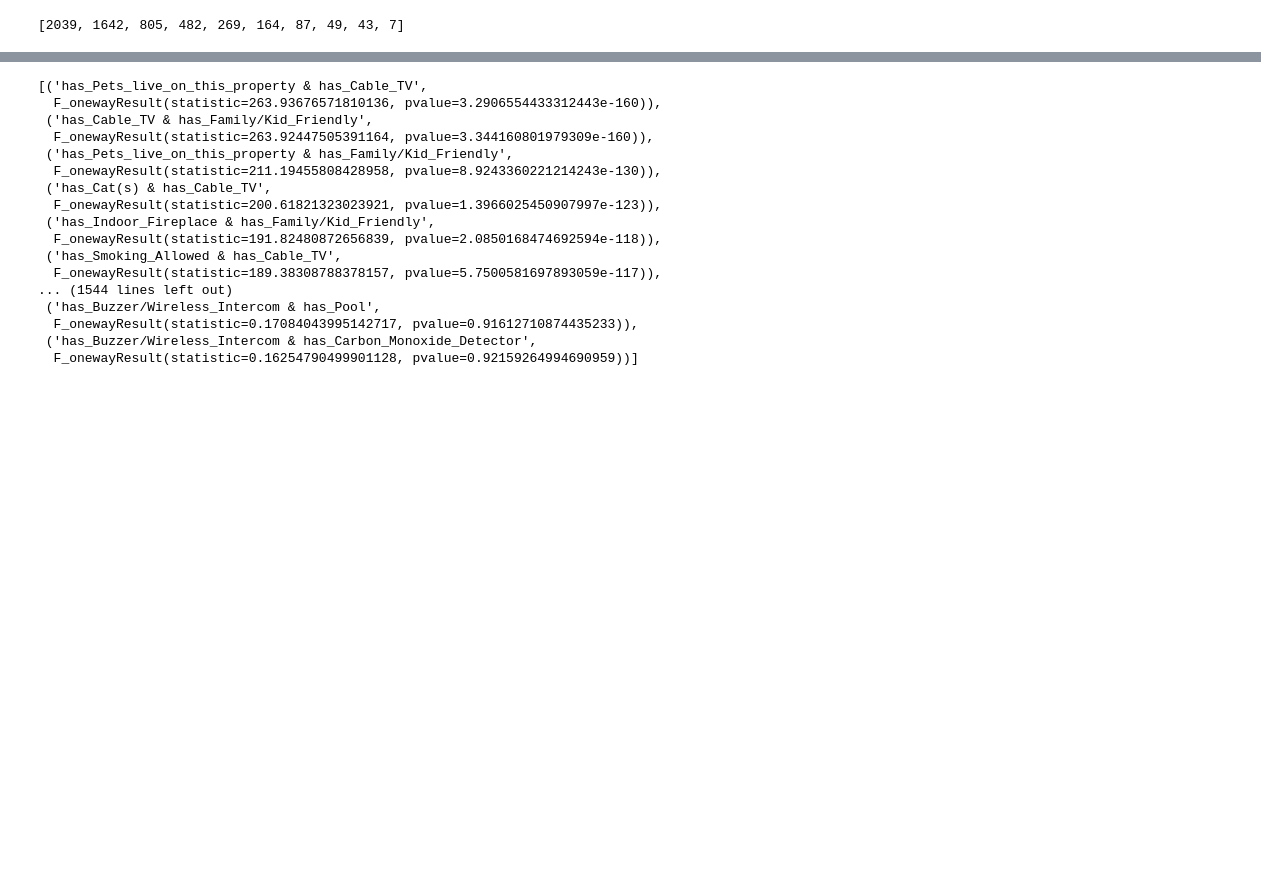
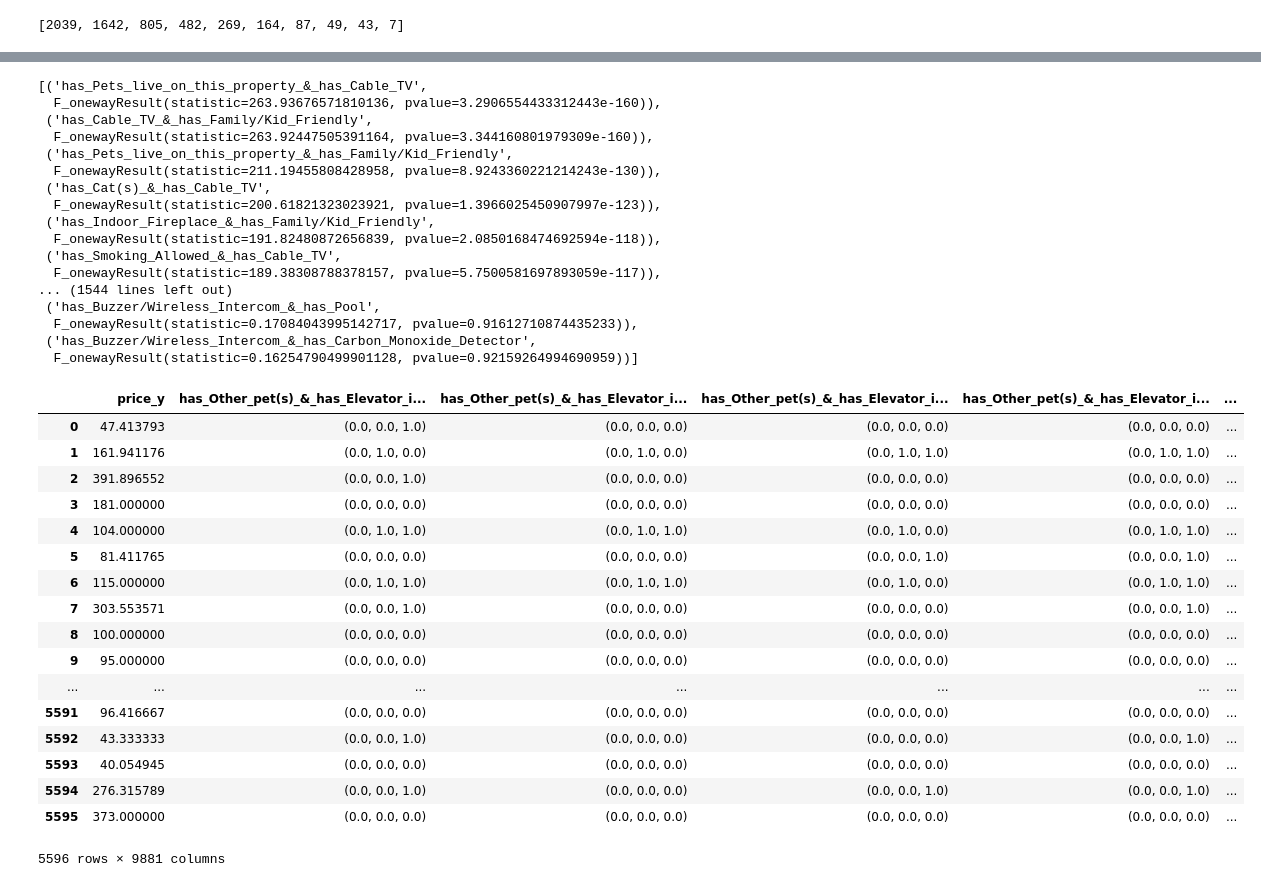
Before and after one commit to mas-dse-saachary/UCSD-MAS-Capstone-Project, a Jupyter notebook: dev/amenitiesExploration.ipynb, the cells around one changed output, grey strips where cells are left out. Cells and saved outputs as stored; diff of their text form; code cells hidden in the pictures; blank space fills up the shorter version.

```diff
--- a/dev/amenitiesExploration.ipynb
+++ b/dev/amenitiesExploration.ipynb
@@ -508,7 +487,7 @@ T
 K = []
 for w in amenities_test_one_df.columns[1:]:
     L = []
-    t = w.split(' & ')
+    t = w.split('_&_')
     L.append(amenities_test_one_df[amenities_test_one_df[w] == 1]['price_y'])
     L.append(listings[(listings[t[0]] == 1) & (listings[t[1]] == 0)]['price_y'])
     L.append(listings[(listings[t[0]] == 0) & (listings[t[1]] == 1)]['price_y'])
@@ -518,20 +497,48 @@ for w in amenities_test_one_df.columns[1:]:
 
 sorted(K, key = lambda x: x[1].pvalue)
 # %% [output]
-[('has_Pets_live_on_this_property & has_Cable_TV',
+[('has_Pets_live_on_this_property_&_has_Cable_TV',
   F_onewayResult(statistic=263.93676571810136, pvalue=3.2906554433312443e-160)),
- ('has_Cable_TV & has_Family/Kid_Friendly',
+ ('has_Cable_TV_&_has_Family/Kid_Friendly',
   F_onewayResult(statistic=263.92447505391164, pvalue=3.344160801979309e-160)),
- ('has_Pets_live_on_this_property & has_Family/Kid_Friendly',
+ ('has_Pets_live_on_this_property_&_has_Family/Kid_Friendly',
   F_onewayResult(statistic=211.19455808428958, pvalue=8.9243360221214243e-130)),
- ('has_Cat(s) & has_Cable_TV',
+ ('has_Cat(s)_&_has_Cable_TV',
   F_onewayResult(statistic=200.61821323023921, pvalue=1.3966025450907997e-123)),
- ('has_Indoor_Fireplace & has_Family/Kid_Friendly',
+ ('has_Indoor_Fireplace_&_has_Family/Kid_Friendly',
   F_onewayResult(statistic=191.82480872656839, pvalue=2.0850168474692594e-118)),
- ('has_Smoking_Allowed & has_Cable_TV',
+ ('has_Smoking_Allowed_&_has_Cable_TV',
   F_onewayResult(statistic=189.38308788378157, pvalue=5.7500581697893059e-117)),
 ... (1544 lines left out)
- ('has_Buzzer/Wireless_Intercom & has_Pool',
+ ('has_Buzzer/Wireless_Intercom_&_has_Pool',
   F_onewayResult(statistic=0.17084043995142717, pvalue=0.91612710874435233)),
- ('has_Buzzer/Wireless_Intercom & has_Carbon_Monoxide_Detector',
+ ('has_Buzzer/Wireless_Intercom_&_has_Carbon_Monoxide_Detector',
   F_onewayResult(statistic=0.16254790499901128, pvalue=0.92159264994690959))]
+# %%
+amenities_test_two_df = pd.DataFrame()
+amenities_test_two_df['price_y'] = listings['price_y']
+
+for w in combinations(amenities_list, 3):
+    var = w[0] + '_&_' + w[1] + '_&_' + w[2]
+    amenities_test_two_df[var] = zip(listings[w[0]], listings[w[1]], listings[w[2]])
+# %%
+amenities_test_two_df
+# %% [output]
+|  | price_y | has_Other_pet(s)_&_has_Elevator_i... | has_Other_pet(s)_&_has_Elevator_i... | has_Other_pet(s)_&_has_Elevator_i... | has_Other_pet(s)_&_has_Elevator_i... | ... |
+| 0 | 47.413793 | (0.0, 0.0, 1.0) | (0.0, 0.0, 0.0) | (0.0, 0.0, 0.0) | (0.0, 0.0, 0.0) | ... |
+| 1 | 161.941176 | (0.0, 1.0, 0.0) | (0.0, 1.0, 0.0) | (0.0, 1.0, 1.0) | (0.0, 1.0, 1.0) | ... |
+| 2 | 391.896552 | (0.0, 0.0, 1.0) | (0.0, 0.0, 0.0) | (0.0, 0.0, 0.0) | (0.0, 0.0, 0.0) | ... |
+| 3 | 181.000000 | (0.0, 0.0, 0.0) | (0.0, 0.0, 0.0) | (0.0, 0.0, 0.0) | (0.0, 0.0, 0.0) | ... |
+| 4 | 104.000000 | (0.0, 1.0, 1.0) | (0.0, 1.0, 1.0) | (0.0, 1.0, 0.0) | (0.0, 1.0, 1.0) | ... |
+| 5 | 81.411765 | (0.0, 0.0, 0.0) | (0.0, 0.0, 0.0) | (0.0, 0.0, 1.0) | (0.0, 0.0, 1.0) | ... |
+| 6 | 115.000000 | (0.0, 1.0, 1.0) | (0.0, 1.0, 1.0) | (0.0, 1.0, 0.0) | (0.0, 1.0, 1.0) | ... |
+| 7 | 303.553571 | (0.0, 0.0, 1.0) | (0.0, 0.0, 0.0) | (0.0, 0.0, 0.0) | (0.0, 0.0, 1.0) | ... |
+| 8 | 100.000000 | (0.0, 0.0, 0.0) | (0.0, 0.0, 0.0) | (0.0, 0.0, 0.0) | (0.0, 0.0, 0.0) | ... |
+| 9 | 95.000000 | (0.0, 0.0, 0.0) | (0.0, 0.0, 0.0) | (0.0, 0.0, 0.0) | (0.0, 0.0, 0.0) | ... |
+| ... | ... | ... | ... | ... | ... | ... |
+| 5591 | 96.416667 | (0.0, 0.0, 0.0) | (0.0, 0.0, 0.0) | (0.0, 0.0, 0.0) | (0.0, 0.0, 0.0) | ... |
+| 5592 | 43.333333 | (0.0, 0.0, 1.0) | (0.0, 0.0, 0.0) | (0.0, 0.0, 0.0) | (0.0, 0.0, 1.0) | ... |
+| 5593 | 40.054945 | (0.0, 0.0, 0.0) | (0.0, 0.0, 0.0) | (0.0, 0.0, 0.0) | (0.0, 0.0, 0.0) | ... |
+| 5594 | 276.315789 | (0.0, 0.0, 1.0) | (0.0, 0.0, 0.0) | (0.0, 0.0, 1.0) | (0.0, 0.0, 1.0) | ... |
+| 5595 | 373.000000 | (0.0, 0.0, 0.0) | (0.0, 0.0, 0.0) | (0.0, 0.0, 0.0) | (0.0, 0.0, 0.0) | ... |
+5596 rows × 9881 columns
```
Also changed, not shown: parts of 6 cells of this notebook, 2 other files.
